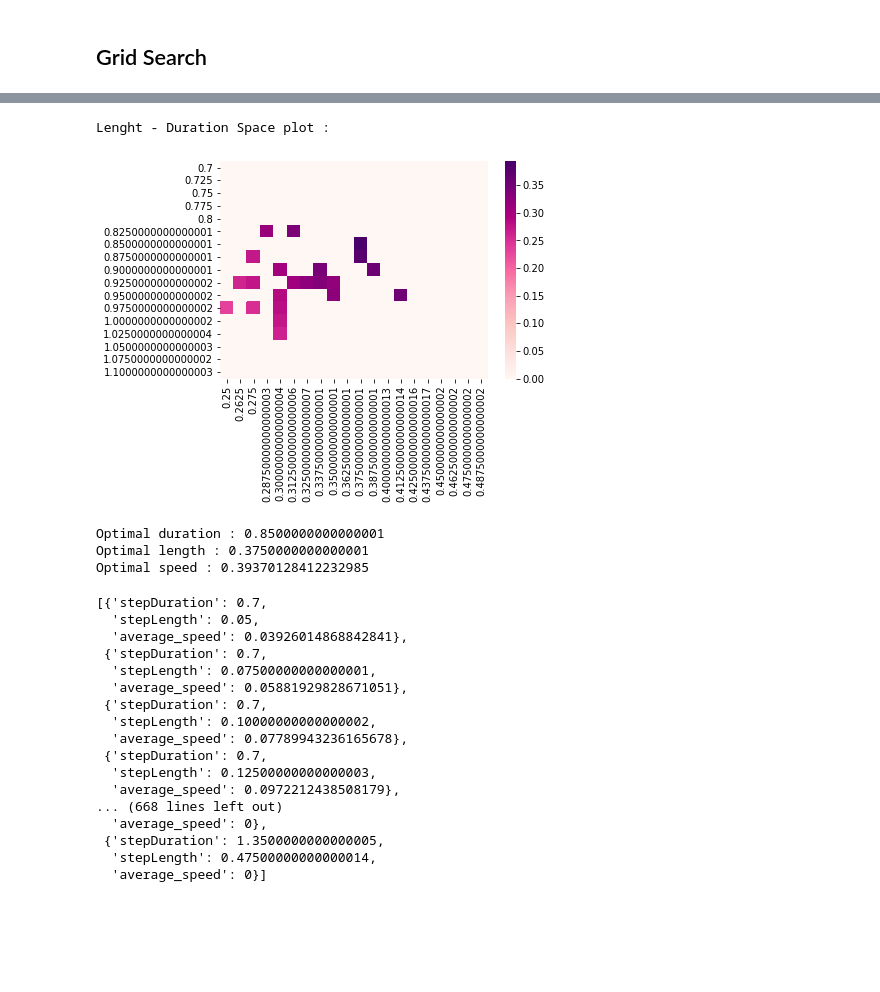
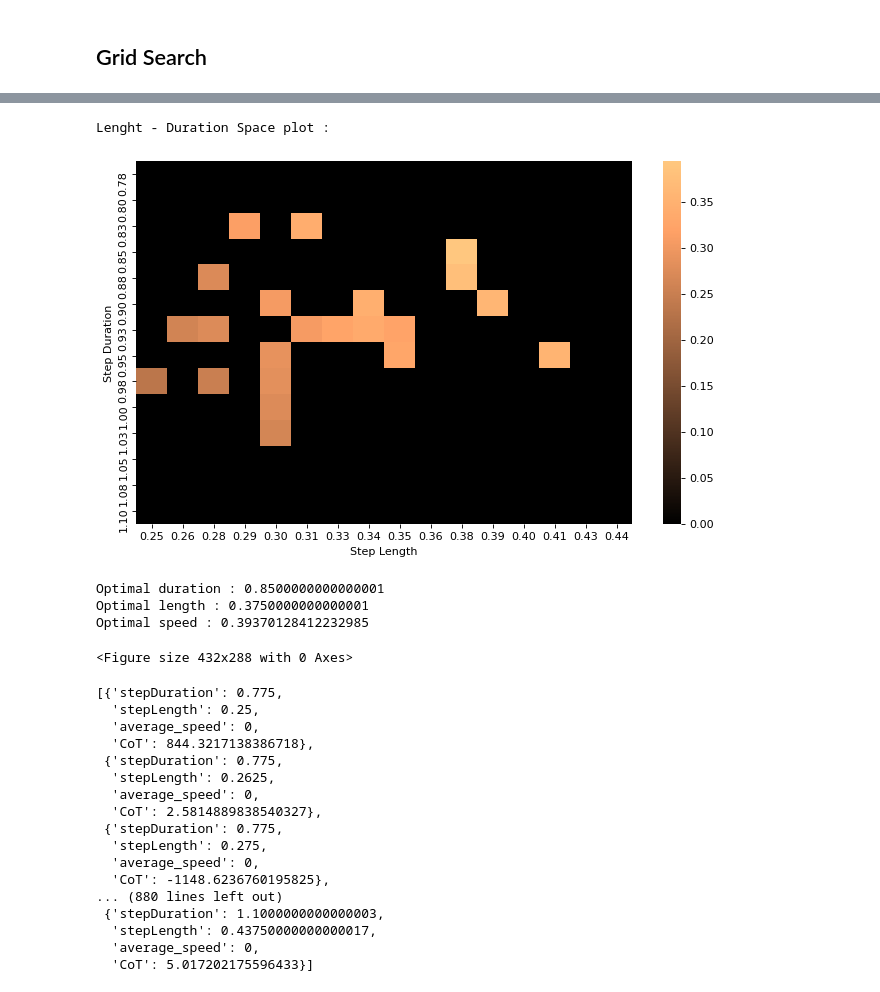
Before and after one commit to RenardDesNeiges/legged_dcm_project, a Jupyter notebook: code/optim_speed.ipynb, the cells around one changed output, grey strips where cells are left out. Drawn from its saved outputs; the diff is of its cells as text; code cells hidden in the pictures; blank space fills up the shorter version.

Commit message:
gridsearch

```diff
--- a/code/optim_speed.ipynb
+++ b/code/optim_speed.ipynb
@@ -115,8 +115,8 @@ print(pos[-1,2])
 # %% [markdown]
 ## Grid Search
 # %%
-stepDurationSpace=np.arange(0.7,1.1,0.025)
-stepLengthSpace=np.arange(0.25,0.5,0.0125)
+stepDurationSpace=np.arange(0.775,1.1,0.025)
+stepLengthSpace=np.arange(0.25,0.45,0.0125)
 
 sample_number = len(stepDurationSpace) * len(stepLengthSpace)
 est_time = 6 * sample_number
@@ -171,57 +159,64 @@ Total search time : 1870.758708000183
 # %%
 filename = "RESULTS_1.npy"
 
+stepDurationSpaceText = [str('%.2f' % e ) for e in stepDurationSpace]
+stepLengthSpaceText = [str('%.2f' % e ) for e in stepLengthSpace]
+
 with open(filename, 'rb') as handle:
-    result_dump = pickle.load(handle)
+    results = pickle.load(handle)
 
 out = np.zeros((len(stepDurationSpace),len(stepLengthSpace)))
 for d in range(len(stepDurationSpace)):
     for l in range(len(stepLengthSpace)):
         i = l + d * len(stepLengthSpace)
         out[d,l] = results[i]['average_speed']
-
-ax = sns.heatmap(out, cmap="RdPu", yticklabels=stepDurationSpace, xticklabels=stepLengthSpace)
-
+plt.figure(figsize=(10, 6), dpi=80)
+ax = sns.heatmap(out, cmap="copper", yticklabels=stepDurationSpaceText, xticklabels=stepLengthSpaceText)
+plt.ylabel("Step Duration")
+plt.xlabel("Step Length")
 
 print("Lenght - Duration Space plot : ")
 plt.show()
 
 max_s = 0
 for r in results:
     if r['average_speed'] > max_s:
         max_s = r['average_speed']
         opt_length = r['stepLength']
         opt_duration = r['stepDuration']
 
 print("Optimal duration : " + str(opt_duration))
 print("Optimal length : " + str(opt_length))
 print("Optimal speed : " + str(max_s))
+
+plt.savefig("gridsearch.png")
 # %% [output]
 Lenght - Duration Space plot :
-[figure, old version]
+[figure, new version]
 Optimal duration : 0.8500000000000001
 Optimal length : 0.3750000000000001
 Optimal speed : 0.39370128412232985
+<Figure size 432x288 with 0 Axes>
 # %%
 results
 # %% [output]
-[{'stepDuration': 0.7,
-  'stepLength': 0.05,
-  'average_speed': 0.03926014868842841},
- {'stepDuration': 0.7,
-  'stepLength': 0.07500000000000001,
-  'average_speed': 0.05881929828671051},
- {'stepDuration': 0.7,
-  'stepLength': 0.10000000000000002,
-  'average_speed': 0.07789943236165678},
- {'stepDuration': 0.7,
-  'stepLength': 0.12500000000000003,
-  'average_speed': 0.0972212438508179},
-... (668 lines left out)
-  'average_speed': 0},
- {'stepDuration': 1.3500000000000005,
-  'stepLength': 0.47500000000000014,
-  'average_speed': 0}]
+[{'stepDuration': 0.775,
+  'stepLength': 0.25,
+  'average_speed': 0,
+  'CoT': 844.3217138386718},
+ {'stepDuration': 0.775,
+  'stepLength': 0.2625,
+  'average_speed': 0,
+  'CoT': 2.5814889838540327},
+ {'stepDuration': 0.775,
+  'stepLength': 0.275,
+  'average_speed': 0,
+  'CoT': -1148.6236760195825},
+... (880 lines left out)
+ {'stepDuration': 1.1000000000000003,
+  'stepLength': 0.43750000000000017,
+  'average_speed': 0,
+  'CoT': 5.017202175596433}]
 # %%
 results
 # %% [output]
```
Also changed, not shown: parts of 3 cells of this notebook, 8 other files.
